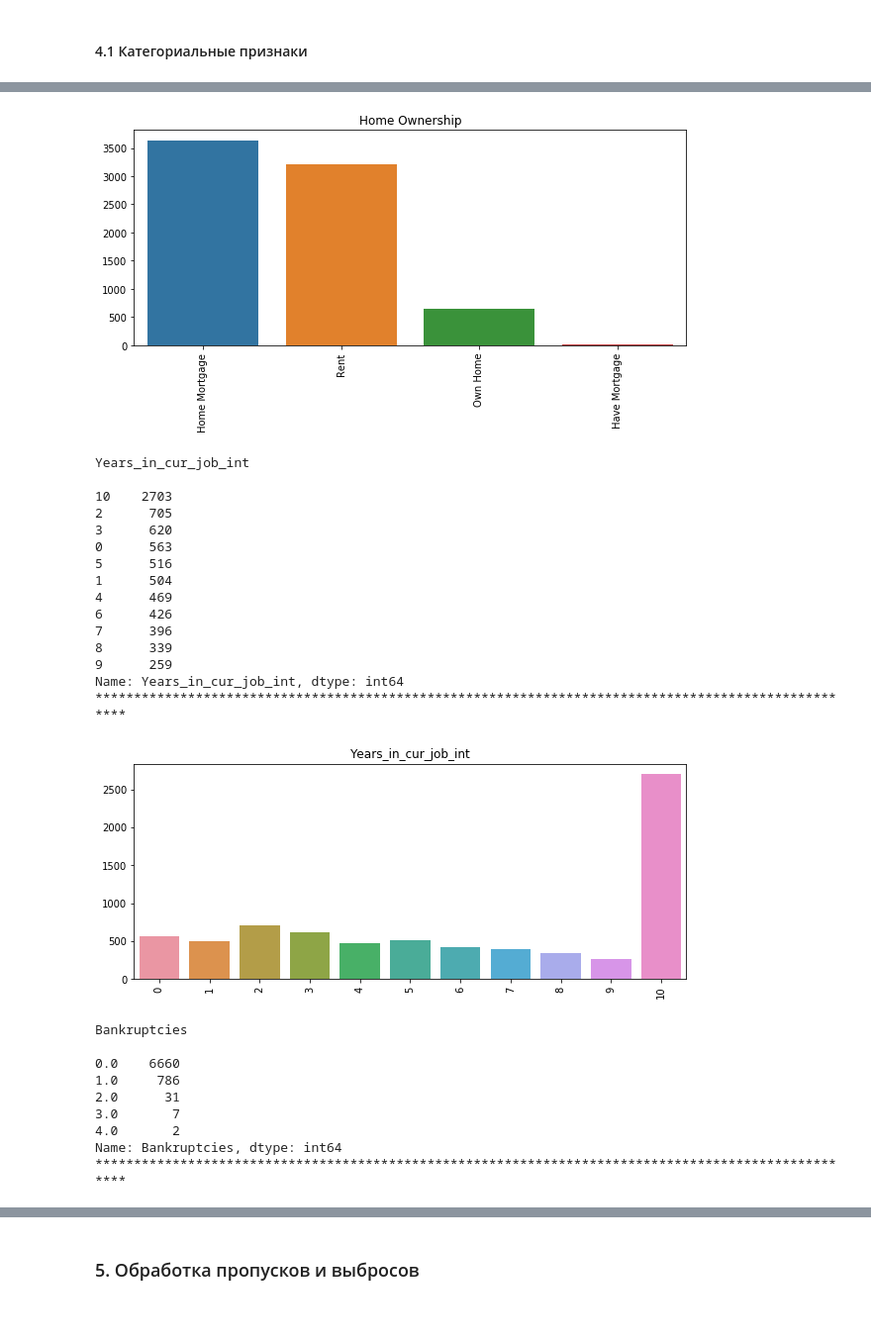
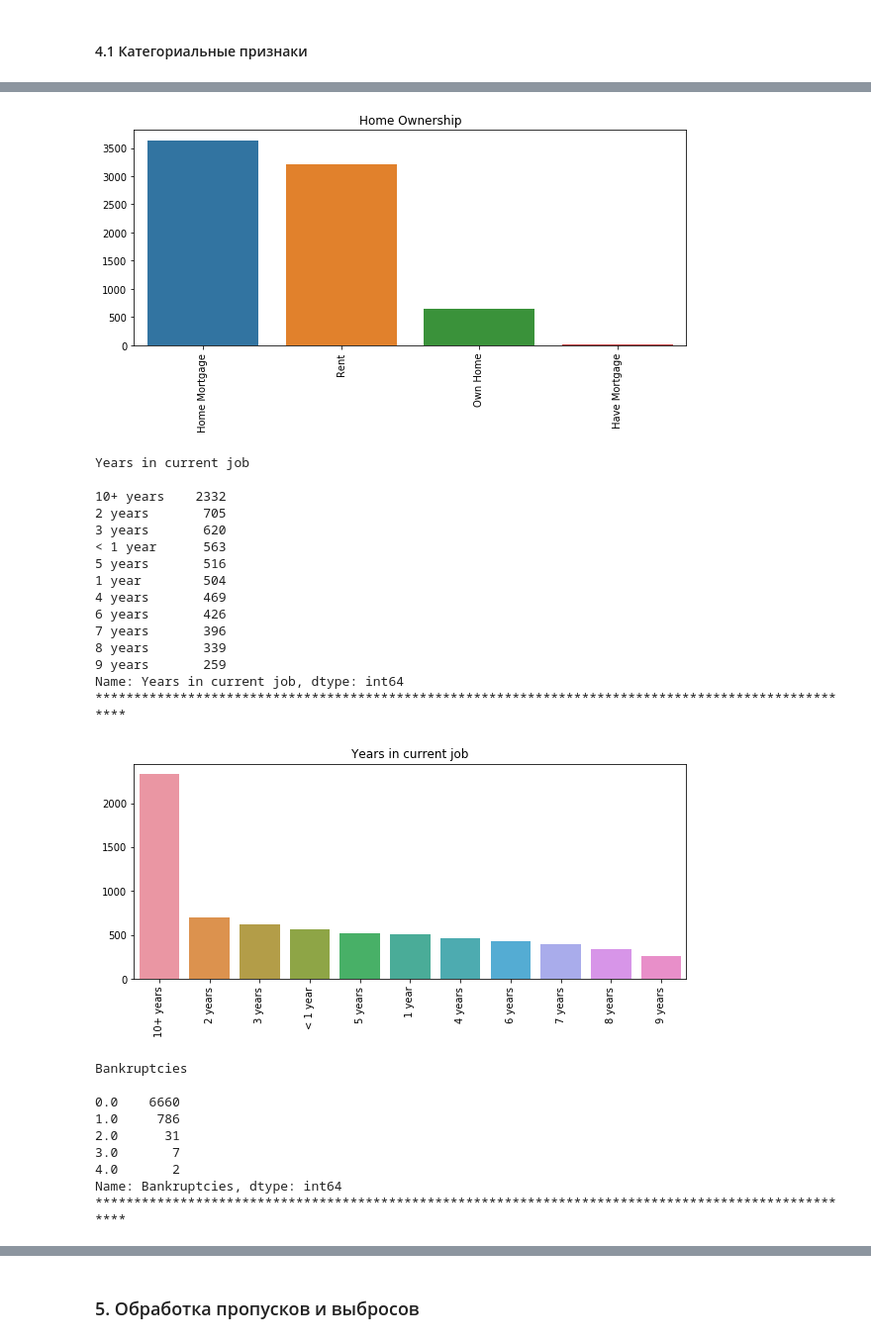
Before and after one commit to asplv/python_for_DS, a Jupyter notebook: CreditScore/APlavina_solution.ipynb, the cells around one changed output, grey strips where cells are left out. Shown at 99% size. Cells and saved outputs as stored; diff of their text form; code cells hidden in the pictures; blank space fills up the shorter version.

```diff
--- a/CreditScore/APlavina_solution.ipynb
+++ b/CreditScore/APlavina_solution.ipynb
@@ -130,5 +129,13 @@ Monthly Debt                    float64
 Credit Score                    float64
 Credit Default                    int64
 dtype: object
+# %%
+target_name = 'Credit Default'
+cat_feature_names = ['Home Ownership', 'Years in current job', 'Bankruptcies', 'Number of Credit Problems',
+                     'Purpose', 'Term', 'Tax Liens']
+
+num_feature_names = ['Annual Income','Number of Open Accounts','Years of Credit History',
+                     'Maximum Open Credit','Months since last delinquent',
+                     'Current Loan Amount', 'Current Credit Balance', 'Monthly Debt', 'Credit Score']
 # %% [markdown]
 #### 4.1 Категориальные признаки
@@ -151,15 +141,0 @@ df
-# %%
-# создание колонки с преобразованными в числа сроками работы на текущем месте работы клиента
-df['Years_in_cur_job_int'] = 10
-
-df.loc[df['Years in current job'] == '< 1 year', 'Years_in_cur_job_int'] = 0
-df.loc[df['Years in current job'] == '1 year', 'Years_in_cur_job_int'] = 1
-df.loc[df['Years in current job'] == '2 years', 'Years_in_cur_job_int'] = 2
-df.loc[df['Years in current job'] == '3 years', 'Years_in_cur_job_int'] = 3
-df.loc[df['Years in current job'] == '4 years', 'Years_in_cur_job_int'] = 4
-df.loc[df['Years in current job'] == '5 years', 'Years_in_cur_job_int'] = 5
-df.loc[df['Years in current job'] == '6 years', 'Years_in_cur_job_int'] = 6
-df.loc[df['Years in current job'] == '7 years', 'Years_in_cur_job_int'] = 7
-df.loc[df['Years in current job'] == '8 years', 'Years_in_cur_job_int'] = 8
-df.loc[df['Years in current job'] == '9 years', 'Years_in_cur_job_int'] = 9
-df.loc[df['Years in current job'] == '10+ years', 'Years_in_cur_job_int'] = 10
@@ -169,38 +142,38 @@ cat_features_names = ['Home Ownership', 'Years_in_cur_job_int', 'Bankruptcies',
 # %%
-for cat_colname in cat_features_names:
+for cat_colname in cat_feature_names:
     print(str(cat_colname) + '\n\n' + str(df[cat_colname].value_counts()) + '\n' + '*' * 100 + '\n')
     counts = df[cat_colname].value_counts()
     plt.figure(figsize=(10,4))
     plt.title(cat_colname)
     plt.xticks(rotation=90)
     sns.barplot(counts.index, counts.values)
     plt.show()
 # %% [output]
 Home Ownership
 
 Home Mortgage    3637
 Rent             3204
 Own Home          647
 Have Mortgage      12
 Name: Home Ownership, dtype: int64
 ****************************************************************************************************
 [figure]
-Years_in_cur_job_int
+Years in current job
 
-10    2703
-2      705
-3      620
-0      563
-5      516
-1      504
-4      469
-6      426
-7      396
-8      339
-9      259
-Name: Years_in_cur_job_int, dtype: int64
+10+ years    2332
+2 years       705
+3 years       620
+< 1 year      563
+5 years       516
+1 year        504
+4 years       469
+6 years       426
+7 years       396
+8 years       339
+9 years       259
+Name: Years in current job, dtype: int64
 ****************************************************************************************************
-[figure, old version]
+[figure, new version]
 Bankruptcies
 
 0.0    6660
```
Also changed, not shown: parts of 81 cells of this notebook.
